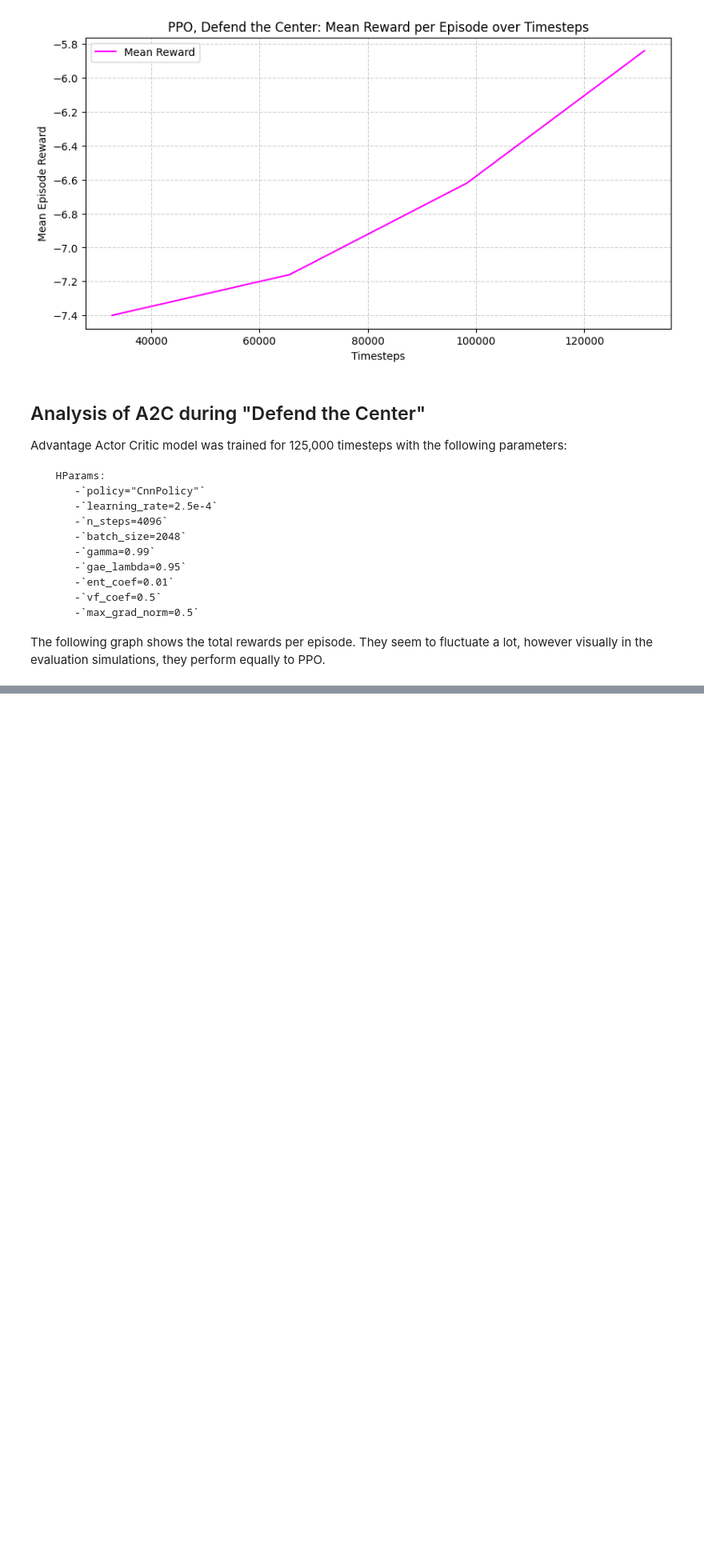
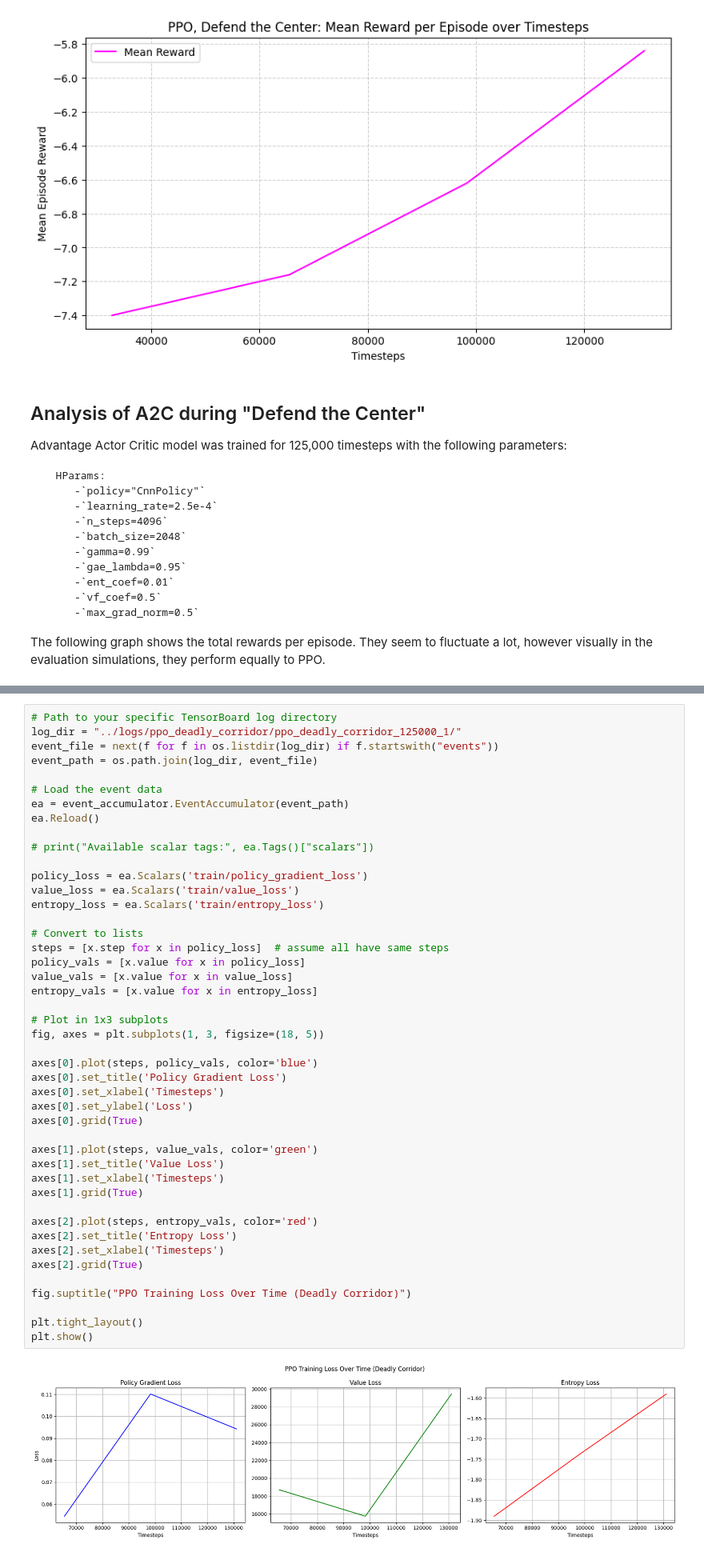
Before and after one commit to ryan-don31/CSCI-4440-Assignment1, a Jupyter notebook: doom/notebooks/doom_analysis.ipynb, the cells around one changed output, grey strips where cells are left out. Shown at 80% size. Saved outputs shown, nothing was run; the diff lists cells and outputs as text; blank space fills up the shorter version.

```diff
--- a/doom/notebooks/doom_analysis.ipynb
+++ b/doom/notebooks/doom_analysis.ipynb
@@ -214,0 +250,47 @@ Available scalar tags: ['rollout/ep_len_mean', 'rollout/ep_rew_mean', 'time/fps'
+# %%
+# Path to your specific TensorBoard log directory
+log_dir = "../logs/ppo_deadly_corridor/ppo_deadly_corridor_125000_1/"
+event_file = next(f for f in os.listdir(log_dir) if f.startswith("events"))
+event_path = os.path.join(log_dir, event_file)
+
+# Load the event data
+ea = event_accumulator.EventAccumulator(event_path)
+ea.Reload()
+
+# print("Available scalar tags:", ea.Tags()["scalars"])
+
+policy_loss = ea.Scalars('train/policy_gradient_loss')
+value_loss = ea.Scalars('train/value_loss')
+entropy_loss = ea.Scalars('train/entropy_loss')
+
+# Convert to lists
+steps = [x.step for x in policy_loss]  # assume all have same steps
+policy_vals = [x.value for x in policy_loss]
+value_vals = [x.value for x in value_loss]
+entropy_vals = [x.value for x in entropy_loss]
+
+# Plot in 1x3 subplots
+fig, axes = plt.subplots(1, 3, figsize=(18, 5))
+
+axes[0].plot(steps, policy_vals, color='blue')
+axes[0].set_title('Policy Gradient Loss')
+axes[0].set_xlabel('Timesteps')
+axes[0].set_ylabel('Loss')
+axes[0].grid(True)
+
+axes[1].plot(steps, value_vals, color='green')
+axes[1].set_title('Value Loss')
+axes[1].set_xlabel('Timesteps')
+axes[1].grid(True)
+
+axes[2].plot(steps, entropy_vals, color='red')
+axes[2].set_title('Entropy Loss')
+axes[2].set_xlabel('Timesteps')
+axes[2].grid(True)
+
+fig.suptitle("PPO Training Loss Over Time (Deadly Corridor)")
+
+plt.tight_layout()
+plt.show()
+# %% [output]
+[figure, added]
```
Also changed, not shown: parts of 11 cells of this notebook, 2 other files.
